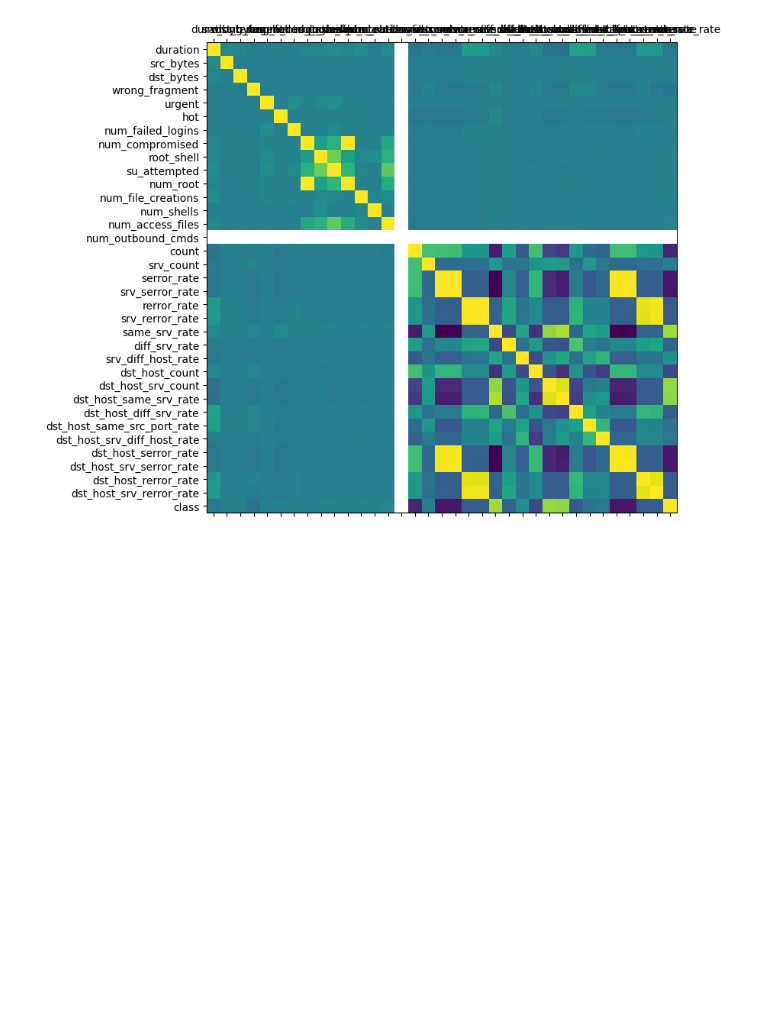
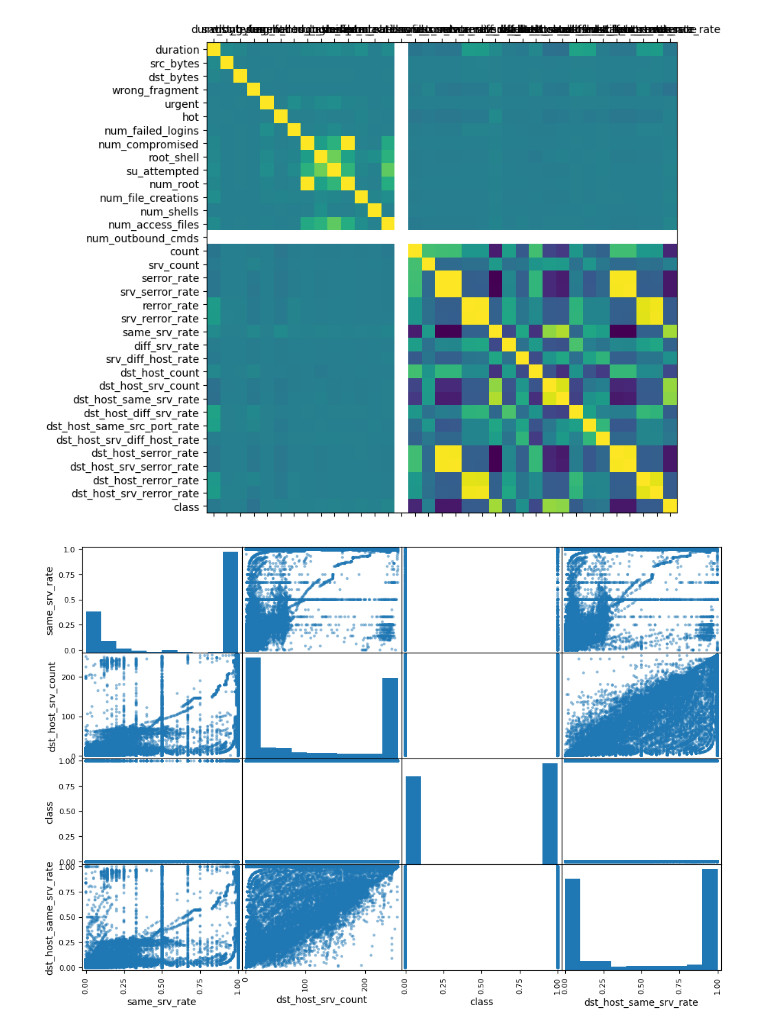
Before and after one commit to FRANCISCODANIEL03/Simulacion, a Jupyter notebook: 6.-Visualizacion_De_Datos.ipynb, the cells around one changed output. Cells and saved outputs as stored; diff of their text form; code cells hidden in the pictures; blank space fills up the shorter version.

Commit message:
graph the correlations

```diff
--- a/6.-Visualizacion_De_Datos.ipynb
+++ b/6.-Visualizacion_De_Datos.ipynb
@@ -350,3 +350,11 @@ plt.xticks(range(len(corr.columns)), corr.columns);
 plt.yticks(range(len(corr.columns)), corr.columns);
 # %% [output]
 [figure]
+# %%
+# Representar graficamente las correlaciones
+from pandas.plotting import scatter_matrix
+attributes = ["same_srv_rate", "dst_host_srv_count", "class", "dst_host_same_srv_rate"]
+scatter_matrix(df[attributes], figsize = (12, 8))
+plt.show()
+# %% [output]
+[figure, added]
```
